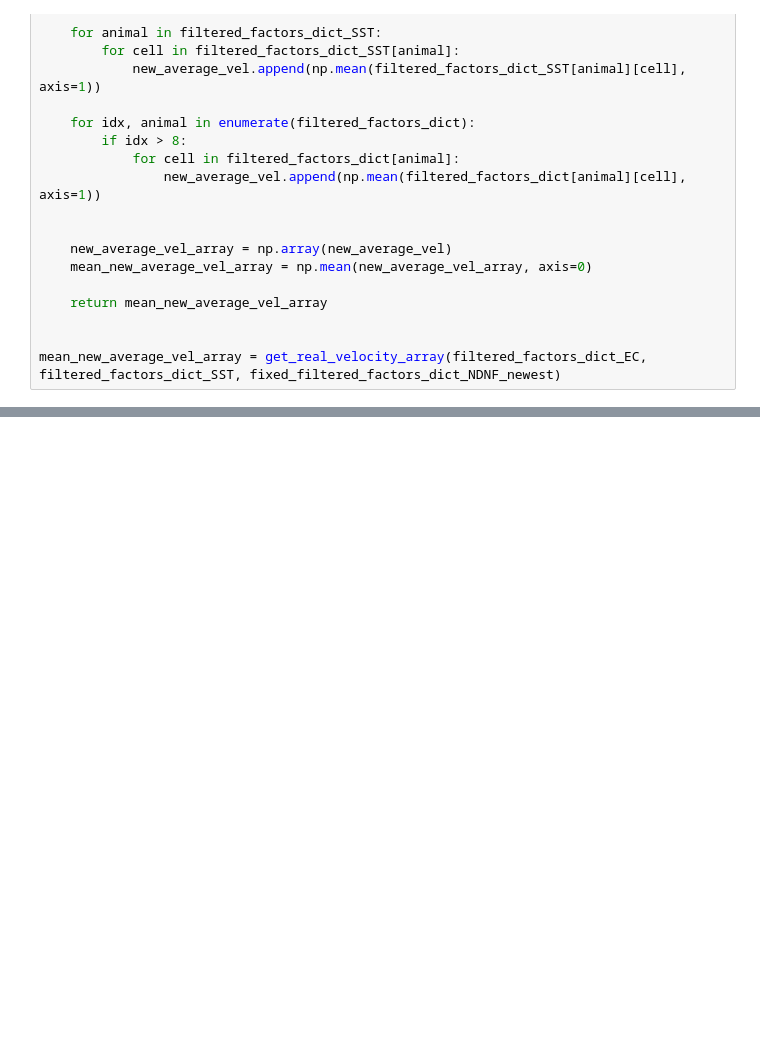
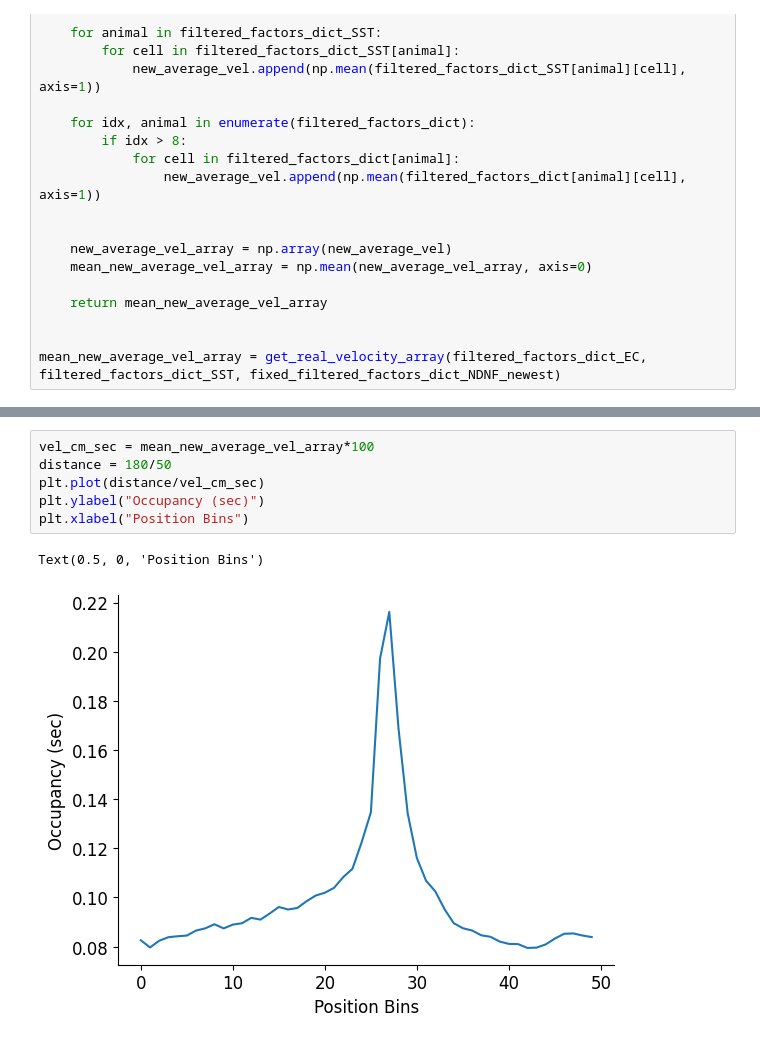
Before and after one commit to Milstein-Lab/CA1-interneuron-GLM, a Jupyter notebook: Clean_notebooks_to_date/Fixing_dend_models_presentation.ipynb, the cells around one changed output, grey strips where cells are left out. Saved outputs shown, nothing was run; the diff lists cells and outputs as text; blank space fills up the shorter version.

```diff
--- a/Clean_notebooks_to_date/Fixing_dend_models_presentation.ipynb
+++ b/Clean_notebooks_to_date/Fixing_dend_models_presentation.ipynb
@@ -536 +484,10 @@ Optimal SST_sf: 3.101030118265799
 [figure]
+# %%
+vel_cm_sec = mean_new_average_vel_array*100
+distance = 180/50
+plt.plot(distance/vel_cm_sec)
+plt.ylabel("Occupancy (sec)")
+plt.xlabel("Position Bins")
+# %% [output]
+Text(0.5, 0, 'Position Bins')
+[figure, added]
```
Also changed, not shown: parts of 4 cells of this notebook.
